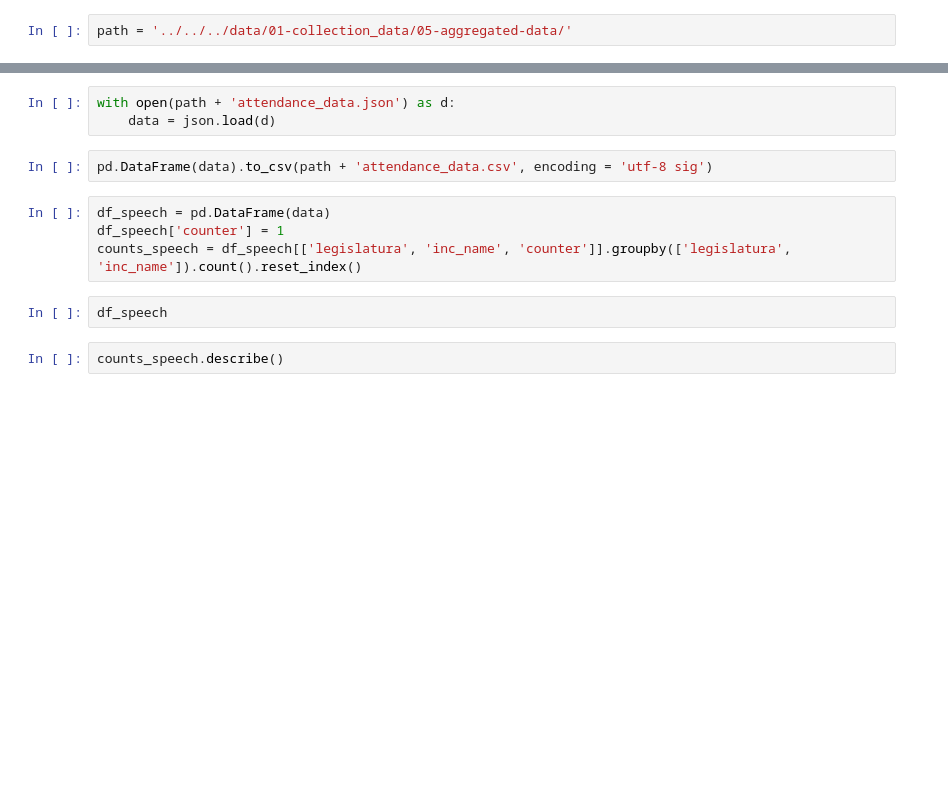
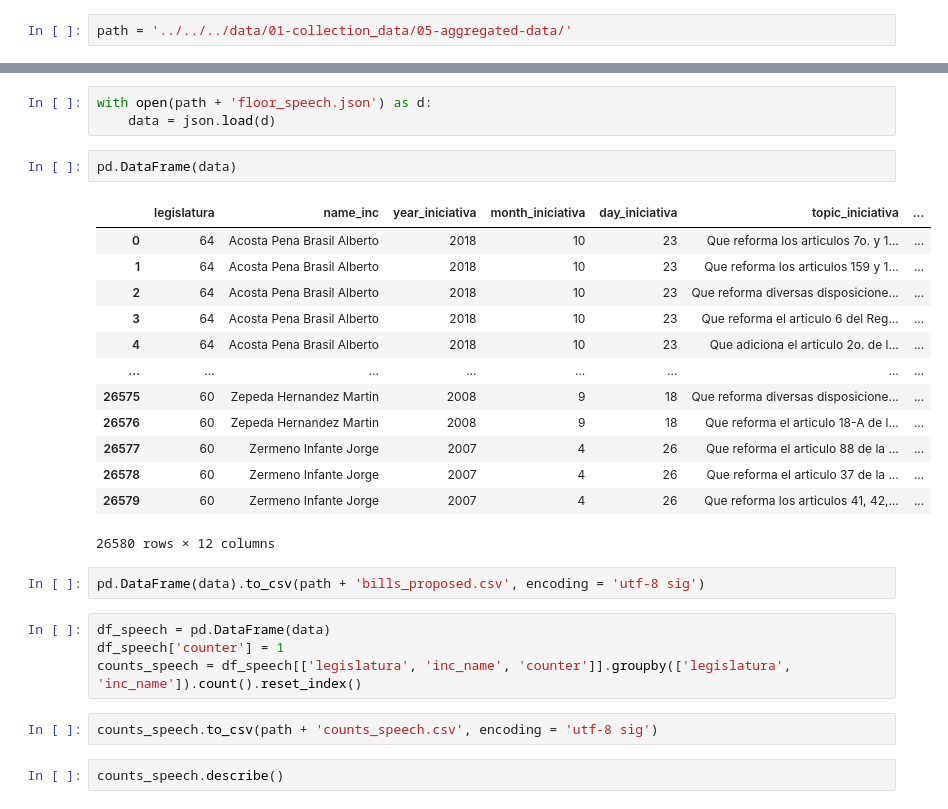
Before and after one commit to cblanesg/Congressional-dataMX, a Jupyter notebook: source/01-collection_data/06-summary_statistics/summary_collection.ipynb, the cells around one changed output, grey strips where cells are left out. Cells and saved outputs as stored; diff of their text form; blank space fills up the shorter version.

```diff
--- a/source/01-collection_data/06-summary_statistics/summary_collection.ipynb
+++ b/source/01-collection_data/06-summary_statistics/summary_collection.ipynb
@@ -20,15 +22,31 @@ listdir(path)
  'roll_call_votes.json']
 # %%
-with open(path + 'attendance_data.json') as d:
+with open(path + 'floor_speech.json') as d:
     data = json.load(d)
+# %%
+pd.DataFrame(data)
+# %% [output]
+|  | legislatura | name_inc | year_iniciativa | month_iniciativa | day_iniciativa | topic_iniciativa | ... |
+| 0 | 64 | Acosta Pena Brasil Alberto | 2018 | 10 | 23 | Que reforma los articulos 7o. y 1... | ... |
+| 1 | 64 | Acosta Pena Brasil Alberto | 2018 | 10 | 23 | Que reforma los articulos 159 y 1... | ... |
+| 2 | 64 | Acosta Pena Brasil Alberto | 2018 | 10 | 23 | Que reforma diversas disposicione... | ... |
+| 3 | 64 | Acosta Pena Brasil Alberto | 2018 | 10 | 23 | Que reforma el articulo 6 del Reg... | ... |
+| 4 | 64 | Acosta Pena Brasil Alberto | 2018 | 10 | 23 | Que adiciona el articulo 2o. de l... | ... |
+| ... | ... | ... | ... | ... | ... | ... | ... |
+| 26575 | 60 | Zepeda Hernandez Martin | 2008 | 9 | 18 | Que reforma diversas disposicione... | ... |
+| 26576 | 60 | Zepeda Hernandez Martin | 2008 | 9 | 18 | Que reforma el articulo 18-A de l... | ... |
+| 26577 | 60 | Zermeno Infante Jorge | 2007 | 4 | 26 | Que reforma el articulo 88 de la ... | ... |
+| 26578 | 60 | Zermeno Infante Jorge | 2007 | 4 | 26 | Que reforma el articulo 37 de la ... | ... |
+| 26579 | 60 | Zermeno Infante Jorge | 2007 | 4 | 26 | Que reforma los articulos 41, 42,... | ... |
+26580 rows × 12 columns
 # %%
-pd.DataFrame(data).to_csv(path + 'attendance_data.csv', encoding = 'utf-8 sig')
+pd.DataFrame(data).to_csv(path + 'bills_proposed.csv', encoding = 'utf-8 sig')
 # %%
 df_speech = pd.DataFrame(data)
 df_speech['counter'] = 1
 counts_speech = df_speech[['legislatura', 'inc_name', 'counter']].groupby(['legislatura', 'inc_name']).count().reset_index()
-# %%
-df_speech
+# %%
+counts_speech.to_csv(path + 'counts_speech.csv', encoding = 'utf-8 sig')
 # %%
 counts_speech.describe()
 # %% [output]
```
Also changed, not shown: parts of 1 cell of this notebook, 1 other file.
